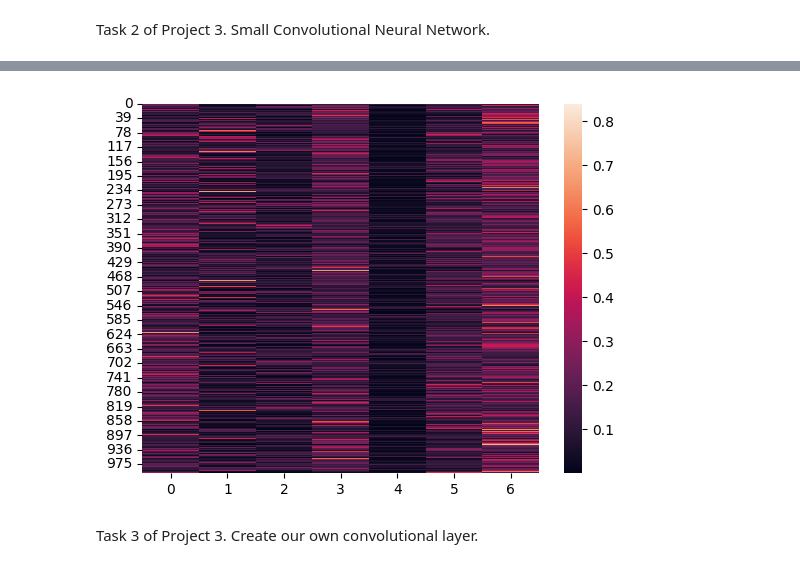
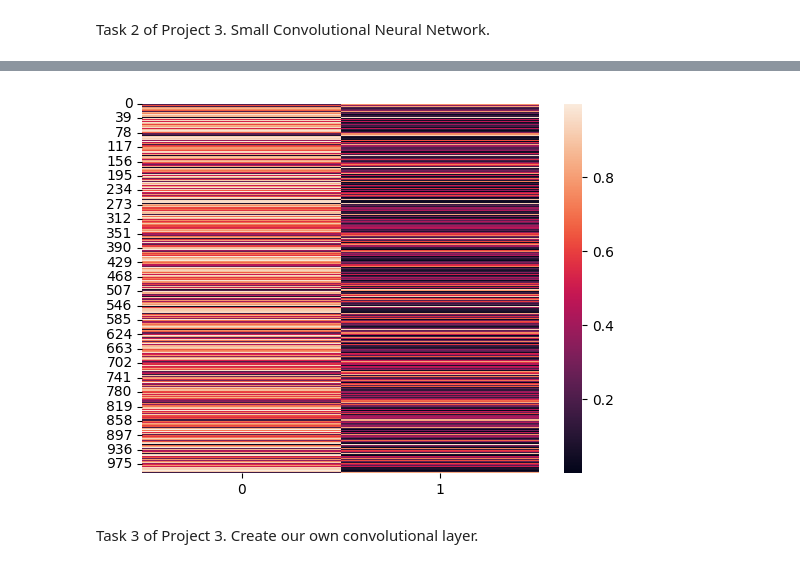
Before and after one commit to wcparham1/CS424-525-Deep-learning, a Jupyter notebook: Lab_3/Project_3.ipynb, the cells around one changed output, grey strips where cells are left out. Saved outputs shown, nothing was run; the diff lists cells and outputs as text; code cells hidden in the pictures.

Commit message:
adding latest version -- working on task 4 and graphs

```diff
--- a/Lab_3/Project_3.ipynb
+++ b/Lab_3/Project_3.ipynb
@@ -115,7 +115,7 @@ def run_task_2(training_images, testing_images, training_labels, testing_labels)
     task2_model.add(layers.MaxPooling2D(pool_size=(2,2)))
     task2_model.add(layers.Flatten())
     task2_model.add(layers.Dense(units=100, activation='relu'))
-    task2_model.add(layers.Dense(units=7, activation='softmax'))
+    task2_model.add(layers.Dense(units=2, activation='softmax'))
 
     #Create and fit the one hot encoder
     enc = OneHotEncoder(handle_unknown='ignore',sparse=False)
@@ -146,15 +146,15 @@ training_labels=pd.read_csv('fairface_label_train.csv', nrows=1000)
 training_labels=training_labels.drop('file',axis=1)
 training_labels=training_labels.drop('service_test',axis=1)
 training_labels=training_labels.drop('age',axis=1)
-training_labels=training_labels.drop('gender', axis=1)
-#training_labels=training_labels.drop('race',axis=1)
+#training_labels=training_labels.drop('gender', axis=1)
+training_labels=training_labels.drop('race',axis=1)
 
 testing_labels = pd.read_csv('fairface_label_val.csv', nrows=1000)
 testing_labels=testing_labels.drop('file',axis=1)
 testing_labels=testing_labels.drop('service_test',axis=1)
 testing_labels=testing_labels.drop('age',axis=1)
-testing_labels=testing_labels.drop('gender', axis=1)
-#training_labels=training_labels.drop('race',axis=1)
+#testing_labels=testing_labels.drop('gender', axis=1)
+testing_labels=testing_labels.drop('race',axis=1)
 
 #read in images
 training_images = np.empty(shape=(1000,32,32))
@@ -192,5 +192,5 @@ Test accuracy: 0.2619999945163727
 1000
-[figure, old version]
+[figure, new version]
 # %% [markdown]
 Task 3 of Project 3.  Create our own convolutional layer.
 # %%
```
Also changed, not shown: parts of 7 cells of this notebook.
